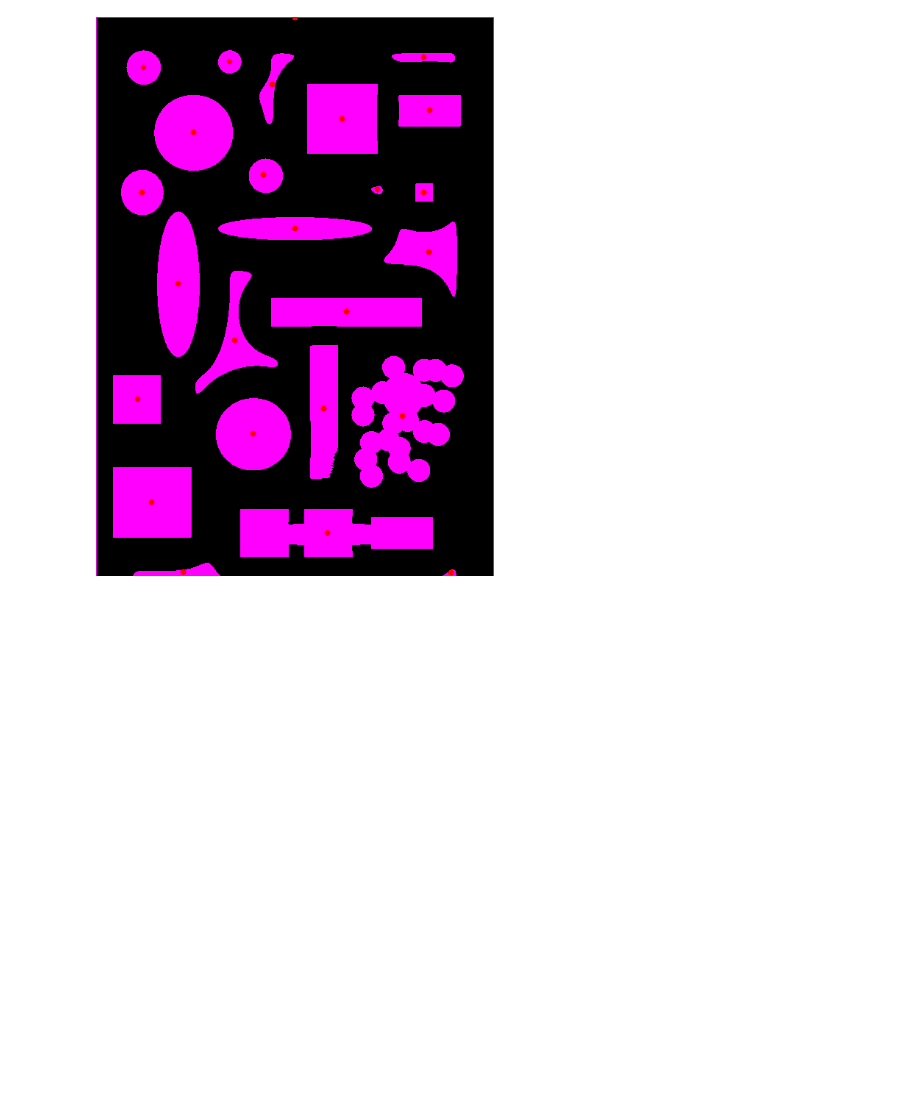
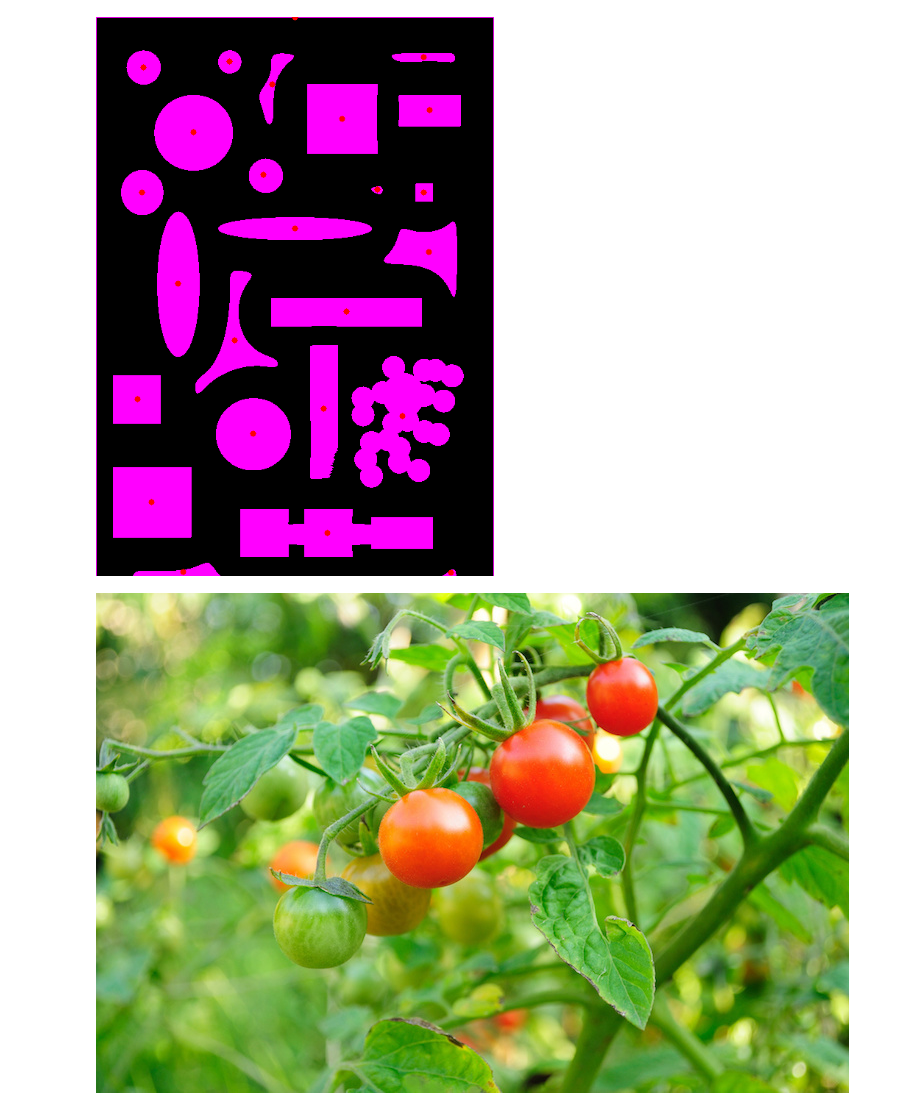
Before and after one commit to ktb702/AI260, a Jupyter notebook: Ch3/Ch3_Object_Detection.ipynb, the cells around one changed output. Cells and saved outputs as stored; diff of their text form; code cells hidden in the pictures; blank space fills up the shorter version.

```diff
--- a/Ch3/Ch3_Object_Detection.ipynb
+++ b/Ch3/Ch3_Object_Detection.ipynb
@@ -187,0 +192,6 @@ Area: 1.0, perimeter: 4114.82842707634
+# %%
+# Canny edges are a type of edge detection algorithm that helps to separate objects within an image.
+img = cv2.imread('tomatoes.jpg', 1)
+cv2_imshow(img)
+# %% [output]
+[figure, added]
```
Also changed, not shown: parts of 5 cells of this notebook.
